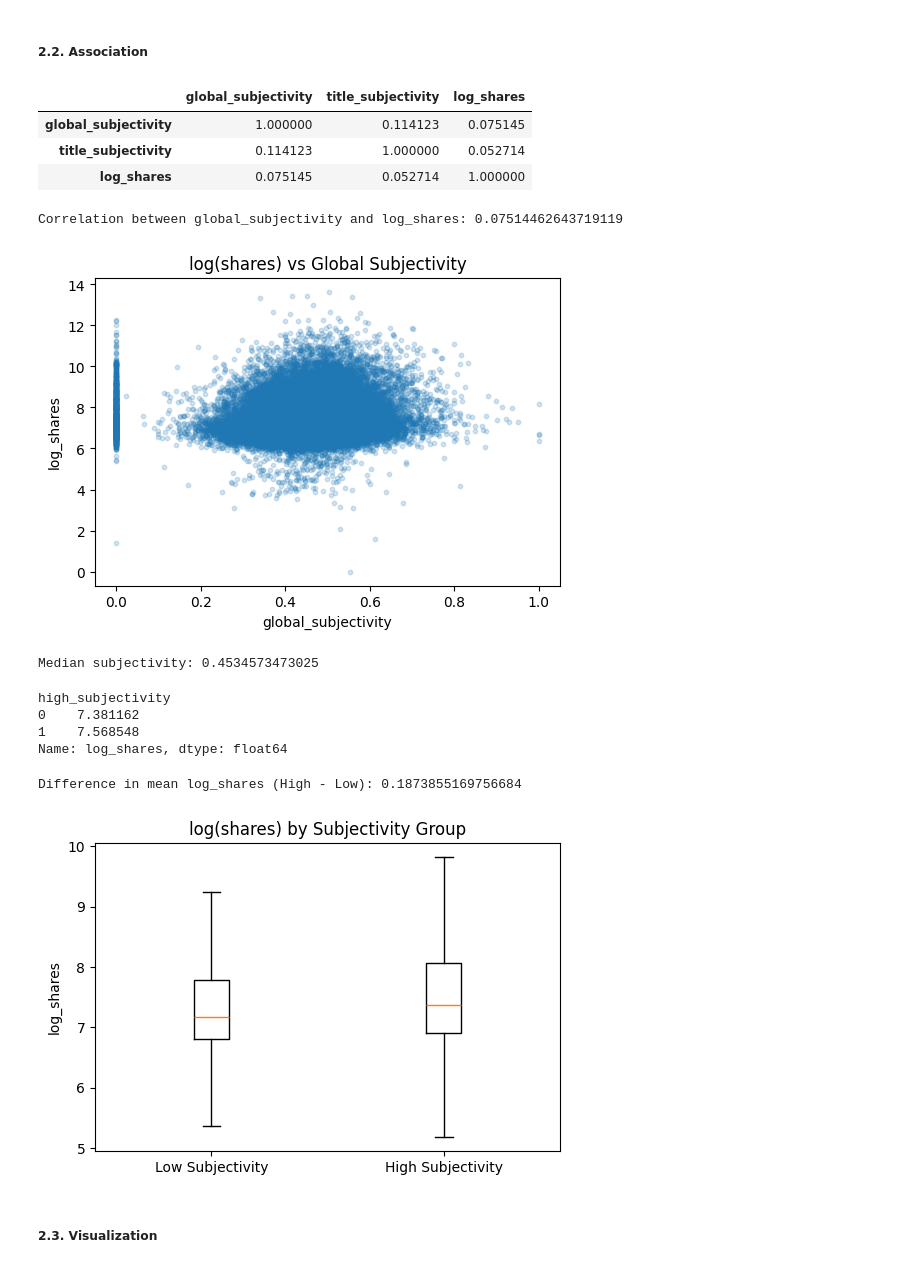
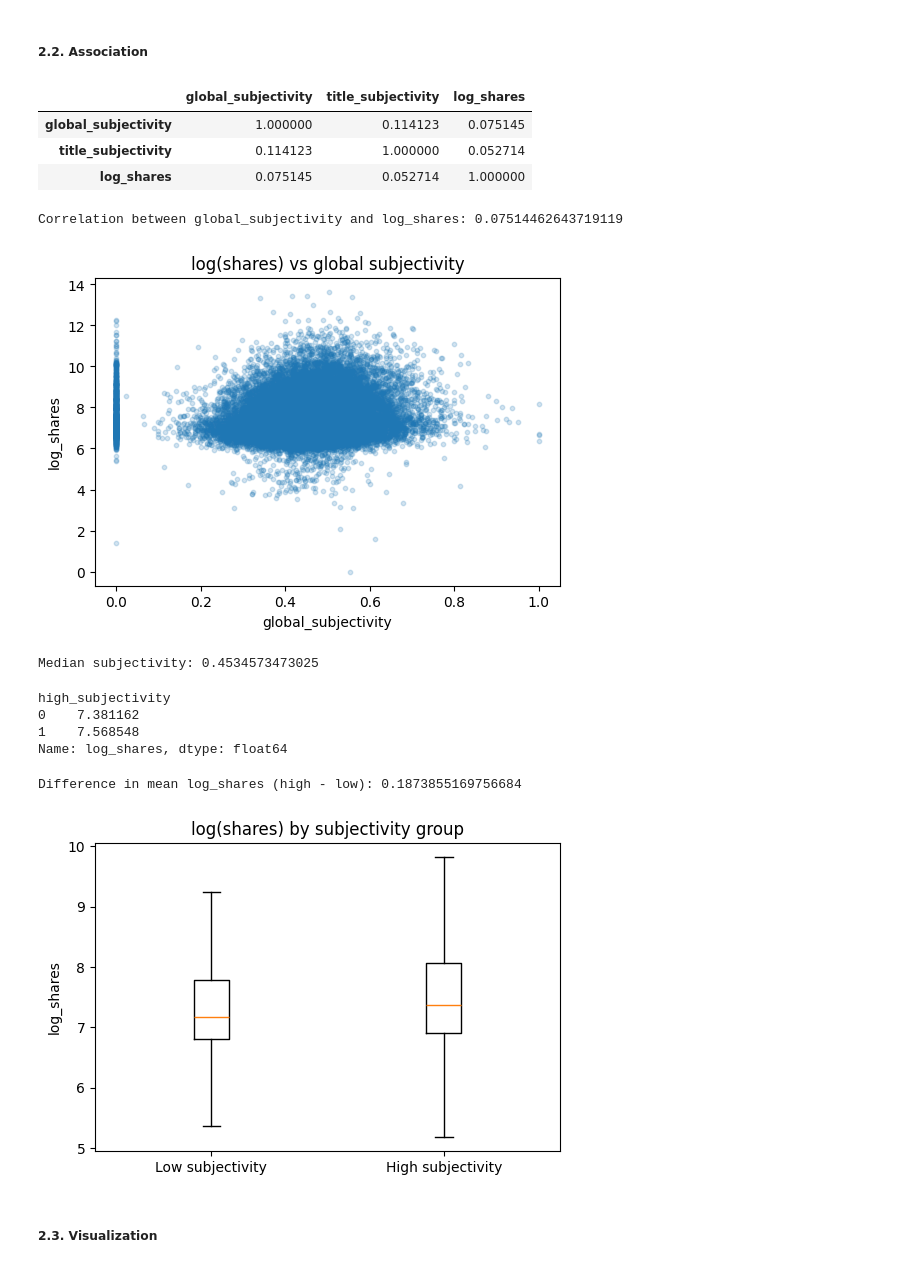
Before and after one commit to carlalucas/ml_for_econometrics, a Jupyter notebook: main.ipynb, the cells around one changed output. Saved outputs shown, nothing was run; the diff lists cells and outputs as text; code cells hidden in the pictures.

```diff
--- a/main.ipynb
+++ b/main.ipynb
@@ -244,7 +241,7 @@ print("Correlation between global_subjectivity and log_shares:",
 fig, ax = plt.subplots(figsize=(6, 4))
 ax.scatter(df["global_subjectivity"], df[y],
            alpha=0.2, s=10)
-ax.set_title("log(shares) vs Global Subjectivity")
+ax.set_title("log(shares) vs global subjectivity")
 ax.set_xlabel("global_subjectivity")
 ax.set_ylabel("log_shares")
 plt.show()
@@ -255,38 +252,38 @@ df["high_subjectivity"] = (df["global_subjectivity"] > median_subj).astype(int)
 print("Median subjectivity:", median_subj)
 # new categorical variable: high_subjectivity
 
 # group comparison (mean outcome)
 group_means = df.groupby("high_subjectivity")[y].mean()
 display(group_means)
 
-print("Difference in mean log_shares (High - Low):",
+print("Difference in mean log_shares (high - low):",
       group_means.loc[1] - group_means.loc[0])
 # boxplot comparison
 
 fig, ax = plt.subplots(figsize=(6, 4))
 ax.boxplot(
     [df.loc[df["high_subjectivity"] == 0, y],
      df.loc[df["high_subjectivity"] == 1, y]],
-    labels=["Low Subjectivity", "High Subjectivity"],
+    labels=["Low subjectivity", "High subjectivity"],
     showfliers=False
 )
-ax.set_title("log(shares) by Subjectivity Group")
+ax.set_title("log(shares) by subjectivity group")
 ax.set_ylabel("log_shares")
 plt.show()
 # %% [output]
 |  | global_subjectivity | title_subjectivity | log_shares |
 | global_subjectivity | 1.000000 | 0.114123 | 0.075145 |
 | title_subjectivity | 0.114123 | 1.000000 | 0.052714 |
 | log_shares | 0.075145 | 0.052714 | 1.000000 |
 Correlation between global_subjectivity and log_shares: 0.07514462643719119
 [figure]
 Median subjectivity: 0.4534573473025
 high_subjectivity
 0    7.381162
 1    7.568548
 Name: log_shares, dtype: float64
-Difference in mean log_shares (High - Low): 0.1873855169756684
+Difference in mean log_shares (high - low): 0.1873855169756684
-[figure, old version]
+[figure, new version]
 # %% [markdown]
 ##### **2.3. Visualization**
 # %%
```
Also changed, not shown: parts of 15 cells of this notebook.
